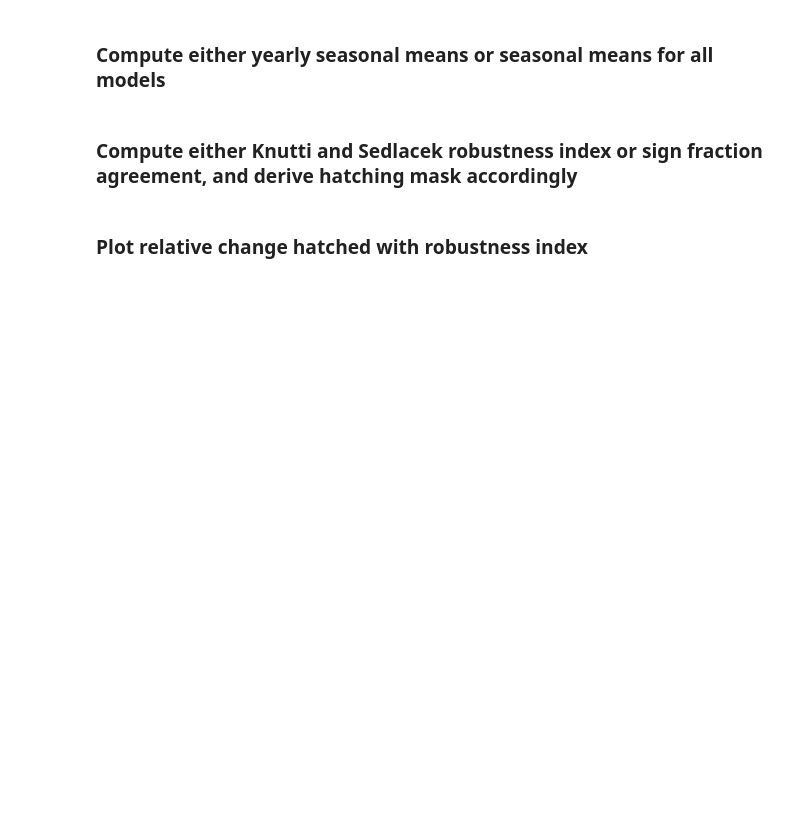
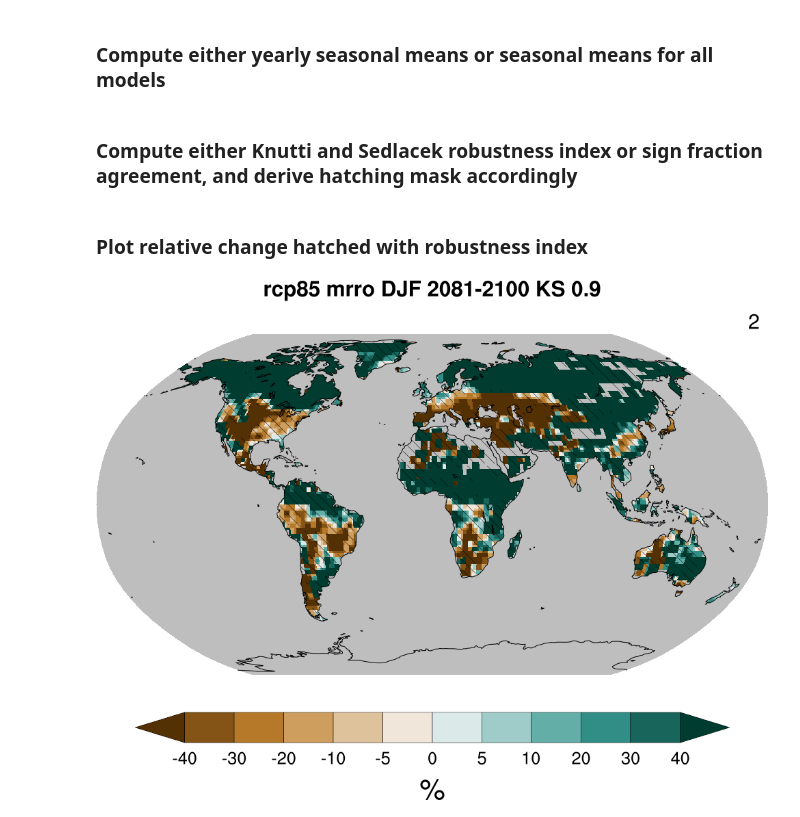
Before and after one commit to senesis/CAMMAC, a Jupyter notebook: notebooks/basic.ipynb, the cells around one changed output. Cells and saved outputs as stored; diff of their text form; code cells hidden in the pictures; blank space fills up the shorter version.

Commit message:
Adapt to CMIP5

```diff
--- a/notebooks/basic.ipynb
+++ b/notebooks/basic.ipynb
@@ -41,6 +51,8 @@ outdir                 = "./figures"
 # %%
 if do_test :
-    included_models=["GFDL-CM4", "CNRM-CM6-1","HadGEM3-GC31-LL"]#,"HadGEM3-GC31-MM"]
-    #models=["CNRM-CM6-1"]
+    if project == "CMIP6 : "
+        included_models=["GFDL-CM4", "CNRM-CM6-1","HadGEM3-GC31-LL"]
+    elif project == "CMIP5" :
+        included_models        = [ "CanESM2", 'MIROC-ESM']
 # %%
 # Climaf settings
@@ -109,10 +118,10 @@ for model,variant in model_variants :
     roption=choose_regrid_option(variable,table,model,grid)
     #
     base_dict=dict(project=project, experiment=ref_experiment,
-                        model=model, institute=institute_for_model(model),
-                        period=ref_period, variable=variable, table=table,
-                        version=version, grid=grid,
-                        realization=variant)
+                        model=model, period=ref_period, variable=variable,
+                        table=table, version=version, realization=variant)
+    if project=="CMIP6" :
+        dic.update(grid=grid,institute=institute_for_model(model))
     #
     # Compute yearly seasonal mean over requested season
     reference_dict=base_dict.copy()
@@ -180,4 +189,8 @@ plot = change_figure(variable, derivation, rchange,shade=True,
                 custom_plot=custom_plot, number=len(model_variants),
                 mask=figure_mask)
 name = name.replace(" ","_")
-cfile(plot,"Fig_"+name+".png",ln=True)
+f=cfile(plot,"Fig_"+name+".png",ln=True)
+# %%
+Image(f)
+# %% [output]
+[figure, added]
```
Also changed, not shown: parts of 4 cells of this notebook, 46 other files.
